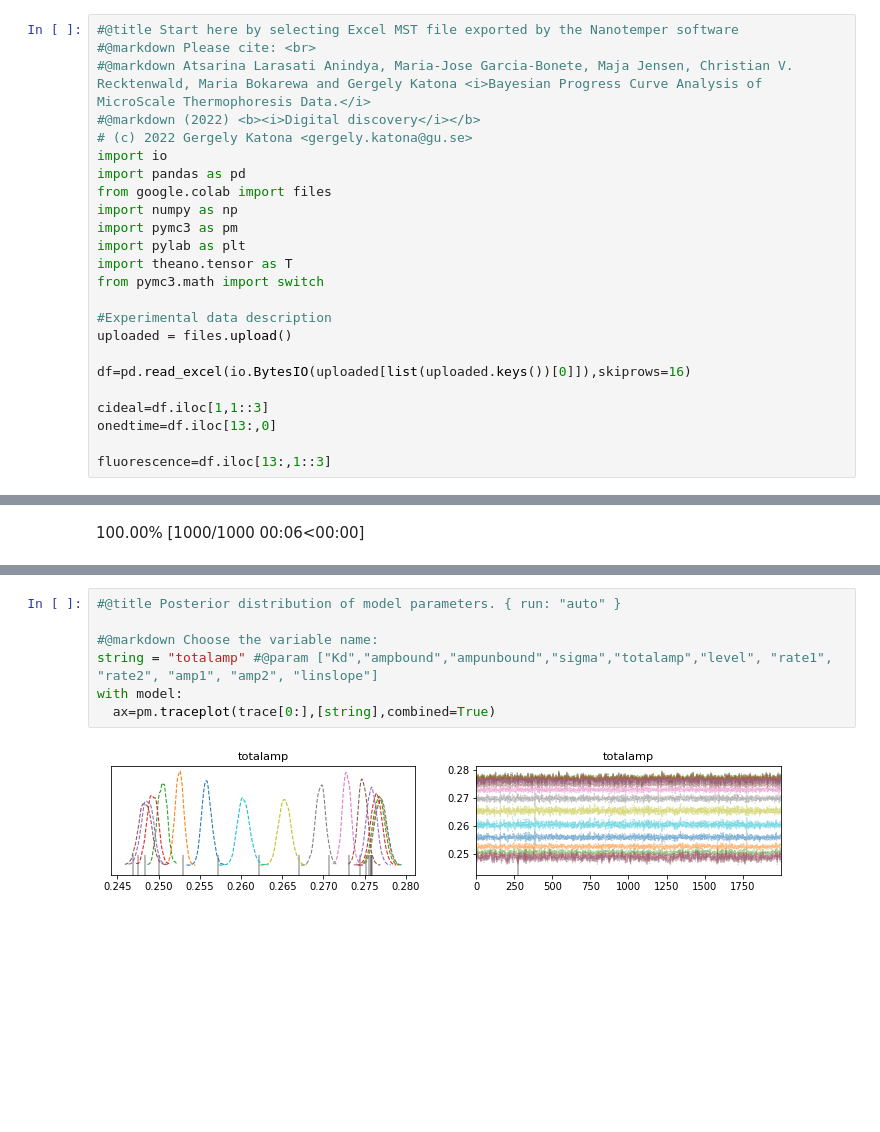
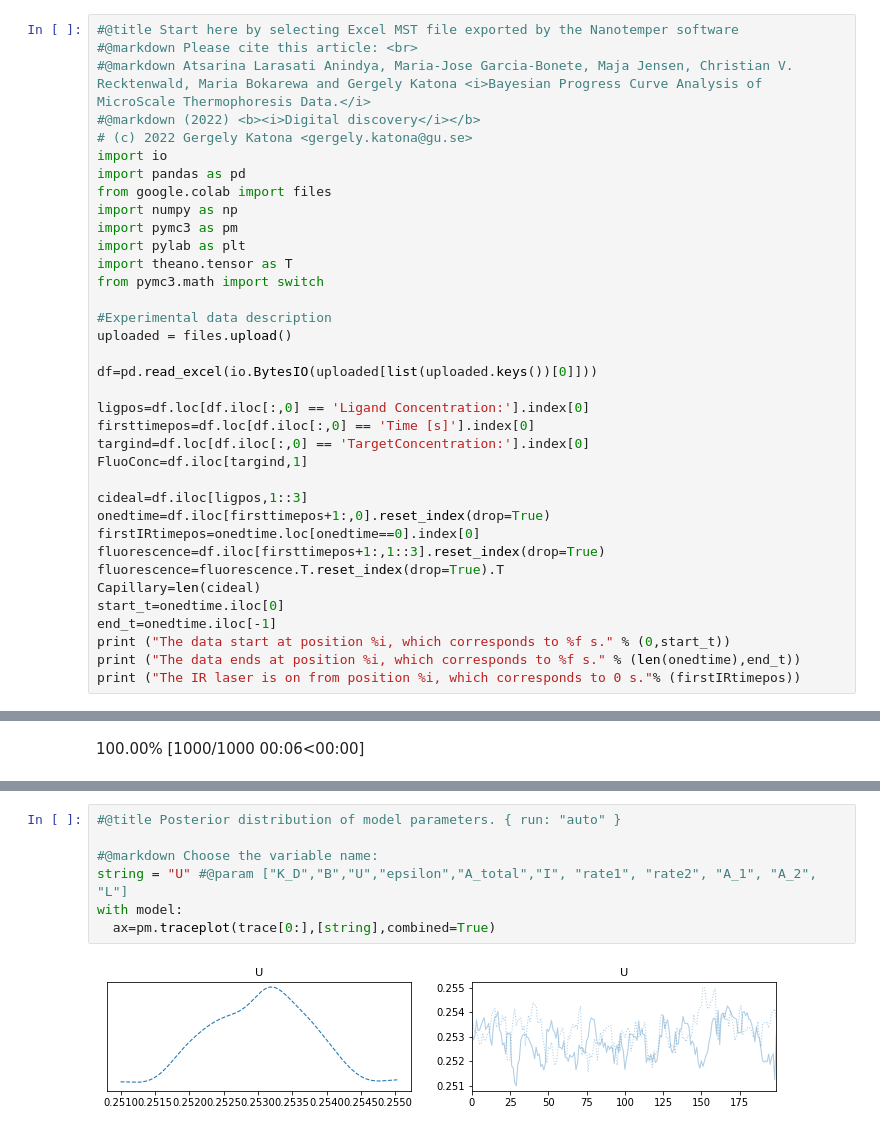
Before and after one commit to Katona-lab/MST-anlysis, a Jupyter notebook: MST_progress_curve_analysis.ipynb, the cells around one changed output, grey strips where cells are left out. Saved outputs shown, nothing was run; the diff lists cells and outputs as text; blank space fills up the shorter version.

```diff
--- a/MST_progress_curve_analysis.ipynb
+++ b/MST_progress_curve_analysis.ipynb
@@ -2,7 +2,7 @@
 <a href="https://colab.research.google.com/github/Katona-lab/MST-anlysis/blob/main/MST_progress_curve_analysis.ipynb" target="_parent"><img src="https://colab.research.google.com/assets/colab-badge.svg" alt="Open In Colab"/></a>
 # %%
 #@title Start here by selecting Excel MST file exported by the Nanotemper software
-#@markdown Please cite: <br>
+#@markdown Please cite this article: <br>
 #@markdown Atsarina Larasati Anindya, Maria-Jose Garcia-Bonete, Maja Jensen, Christian V. Recktenwald, Maria Bokarewa and Gergely Katona <i>Bayesian Progress Curve Analysis of MicroScale Thermophoresis Data.</i>
 #@markdown (2022) <b><i>Digital discovery</i></b>
 # (c) 2022 Gergely Katona <gergely.katona@gu.se>
@@ -18,11 +18,23 @@ from pymc3.math import switch
 #Experimental data description
 uploaded = files.upload()
 
-df=pd.read_excel(io.BytesIO(uploaded[list(uploaded.keys())[0]]),skiprows=16)
+df=pd.read_excel(io.BytesIO(uploaded[list(uploaded.keys())[0]]))
 
-cideal=df.iloc[1,1::3]
-onedtime=df.iloc[13:,0]
+ligpos=df.loc[df.iloc[:,0] == 'Ligand Concentration:'].index[0]
+firsttimepos=df.loc[df.iloc[:,0] == 'Time [s]'].index[0]
+targind=df.loc[df.iloc[:,0] == 'TargetConcentration:'].index[0]
+FluoConc=df.iloc[targind,1]
 
-fluorescence=df.iloc[13:,1::3]
+cideal=df.iloc[ligpos,1::3]
+onedtime=df.iloc[firsttimepos+1:,0].reset_index(drop=True)
+firstIRtimepos=onedtime.loc[onedtime==0].index[0]
+fluorescence=df.iloc[firsttimepos+1:,1::3].reset_index(drop=True)
+fluorescence=fluorescence.T.reset_index(drop=True).T
+Capillary=len(cideal)
+start_t=onedtime.iloc[0]
+end_t=onedtime.iloc[-1]
+print ("The data start at position %i, which corresponds to %f s." % (0,start_t))
+print ("The data ends at position %i, which corresponds to %f s." % (len(onedtime),end_t))
+print ("The IR laser is on from position %i, which corresponds to 0 s."% (firstIRtimepos))
 # %% [output]
 [interactive output not drawn]
@@ -178,9 +296,9 @@ fig.set_xscale('log')
 # %%
 #@title Posterior distribution of model parameters. { run: "auto" }
 
 #@markdown Choose the variable name:
-string = "totalamp" #@param ["Kd","ampbound","ampunbound","sigma","totalamp","level", "rate1", "rate2", "amp1", "amp2", "linslope"]
+string = "U" #@param ["K_D","B","U","epsilon","A_total","I", "rate1", "rate2", "A_1", "A_2", "L"]
 with model:
   ax=pm.traceplot(trace[0:],[string],combined=True)
 # %% [output]
-[figure, old version]
+[figure, new version]
```
Also changed, not shown: parts of 8 cells of this notebook.
